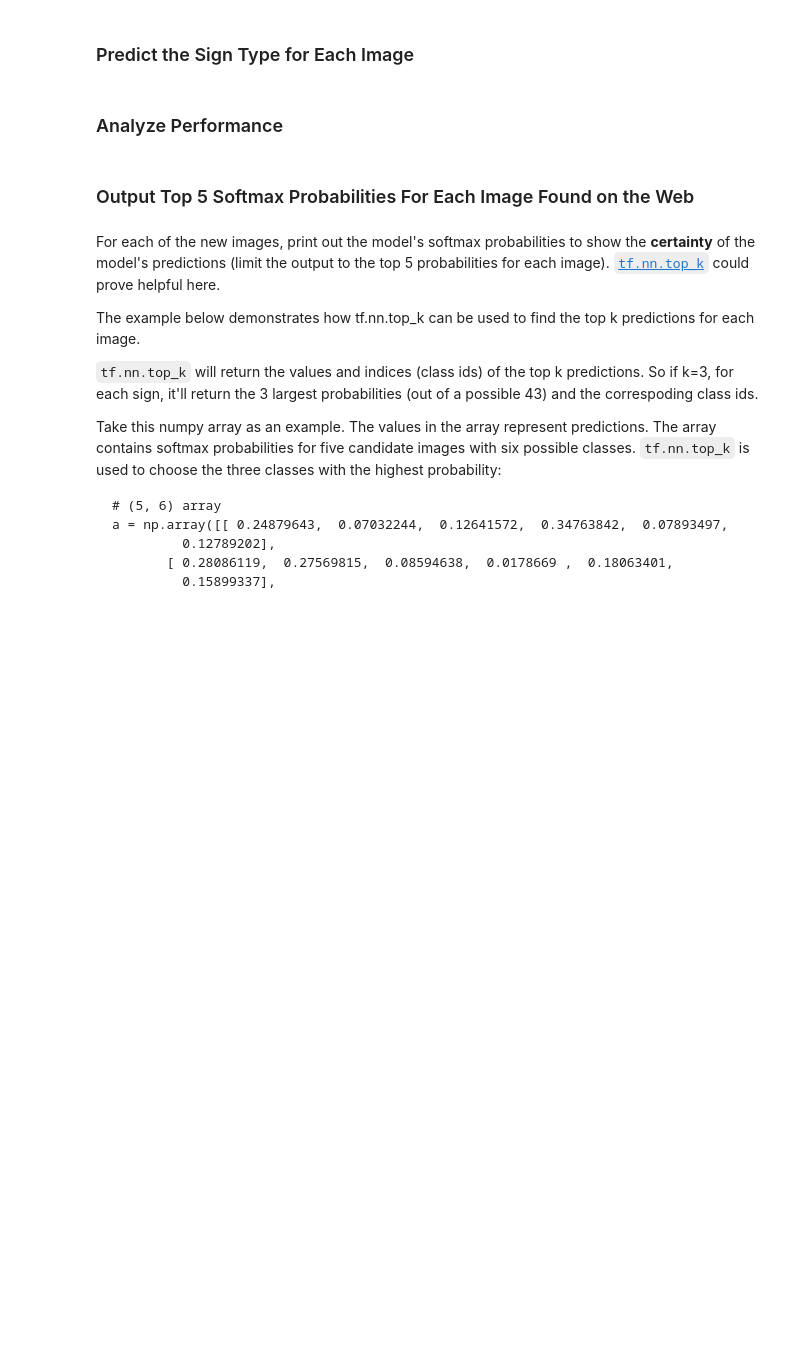
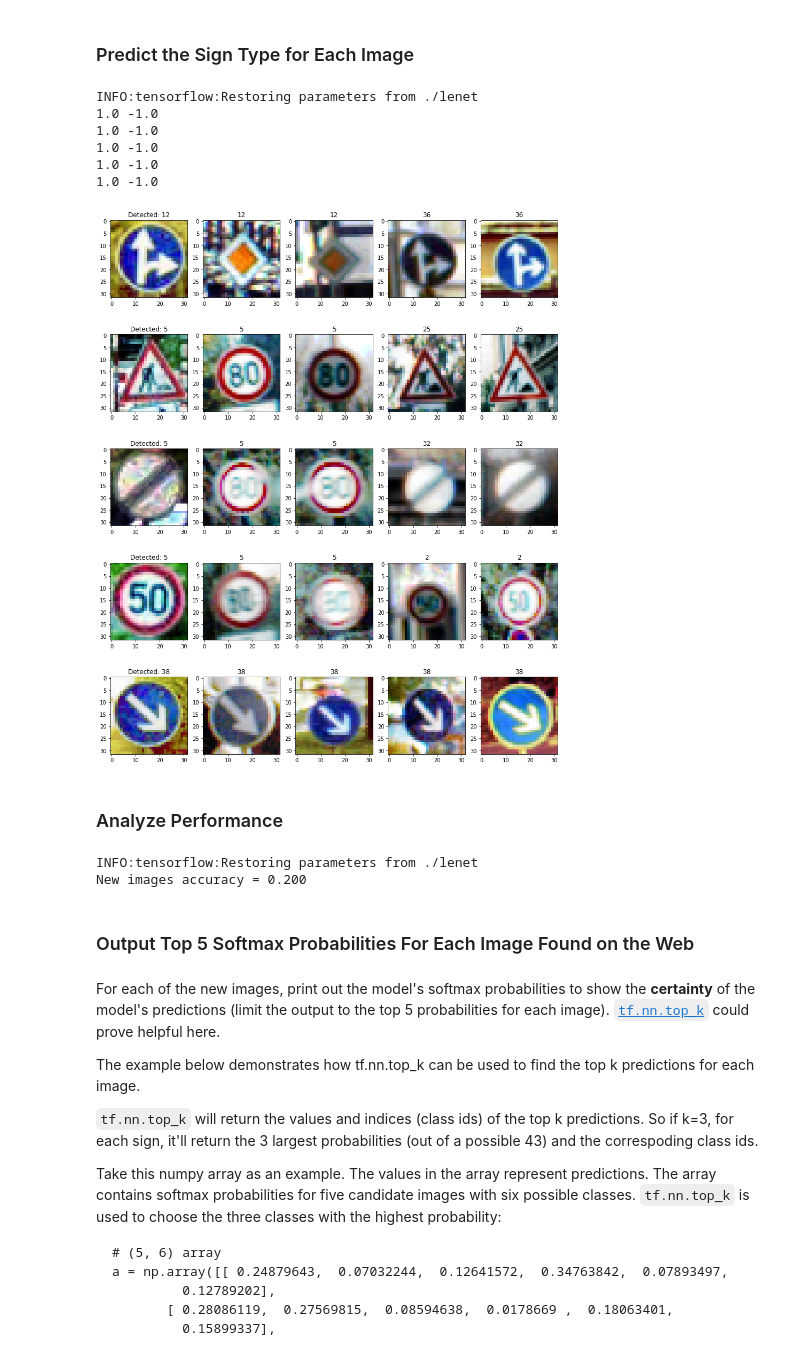
Before and after one commit to amedveczki/CarND-Traffic-Sign-Classifier-Project, a Jupyter notebook: Traffic_Sign_Classifier.ipynb, the cells around one changed output. Saved outputs shown, nothing was run; the diff lists cells and outputs as text; code cells hidden in the pictures; blank space fills up the shorter version.

```diff
--- a/Traffic_Sign_Classifier.ipynb
+++ b/Traffic_Sign_Classifier.ipynb
@@ -349,2 +418,63 @@ You may find `signnames.csv` useful as it contains mappings from the class id (i
+# %%
+saver = tf.train.Saver()
+
+# Save examples for debugging
+label_indices = { x : [] for x in range(n_classes)}
+for i in range(len(train['labels'])):
+    label_indices[train['labels'][i]].append(i)
+
+for i in range(n_classes):
+    #print("for idx %d number of images: %d" % (i, len(label_indices[i])))
+    continue # ... only for debug
+    fig = plt.figure(figsize = (15, 15))
+
+    for j in range(4):
+        fig.add_subplot(1, 5, j+2).set_title(i)
+        print(train['labels'][i])
+        plt.imshow(denormalize(train['features'][label_indices[i][random.randint(0, len(label_indices[i]))]]))
+
+    plt.show()
+
+with tf.Session() as sess:
+    saver.restore(sess, "./lenet")
+
+    fig = plt.figure(figsize = (15, 19))
+    rows = len(new_images)
+    cols = 5 # x and 2-2 examples from training with the matched and real images
+    # Normalize images
+    for i in range(len(new_images)):
+        print(np.max(new_images[i]), np.min(new_images[i]))
+        result = sess.run(tf.argmax(logits, 1), feed_dict = { x : [new_images[i]], keep_prob:1})
+        fig.add_subplot(rows, cols, i*cols + 1).set_title("Detected: %d" % result)
+        plt.imshow(denormalize(new_images[i]))
+
+        # show 2 examples which match the detected
+        result = result[0]
+        idx = label_indices[result][random.randint(0, len(label_indices[result])-1)]
+        fig.add_subplot(rows, cols, i*cols + 2).set_title(result)
+        plt.imshow(denormalize(train['features'][idx]))
+
+        idx = label_indices[result][random.randint(0, len(label_indices[result])-1)]
+        fig.add_subplot(rows, cols, i*cols + 3).set_title(result)
+        plt.imshow(denormalize(train['features'][idx]))
+
+        # show 2 examples with the real one
+        idx = label_indices[new_y[i]][random.randint(0, len(label_indices[new_y[i]])-1)]
+        fig.add_subplot(rows, cols, i*cols + 4).set_title(new_y[i])
+        plt.imshow(denormalize(train['features'][idx]))
+
+        idx = label_indices[new_y[i]][random.randint(0, len(label_indices[new_y[i]])-1)]
+        fig.add_subplot(rows, cols, i*cols + 5).set_title(new_y[i])
+        plt.imshow(denormalize(train['features'][idx]))
+
+    plt.show()
+# %% [output]
+INFO:tensorflow:Restoring parameters from ./lenet
+1.0 -1.0
+1.0 -1.0
+1.0 -1.0
+1.0 -1.0
+1.0 -1.0
+[figure, added]
 # %% [markdown]
 ### Analyze Performance
@@ -354,3 +481,14 @@ You may find `signnames.csv` useful as it contains mappings from the class id (i
+# %%
+saver = tf.train.Saver()
+
+with tf.Session() as sess:
+    saver.restore(sess, "./lenet")
+
+    test_accuracy = evaluate(new_images, new_y)
+    print("New images accuracy = {:.3f}".format(test_accuracy))
+# %% [output]
+INFO:tensorflow:Restoring parameters from ./lenet
+New images accuracy = 0.200
 # %% [markdown]
 ### Output Top 5 Softmax Probabilities For Each Image Found on the Web
 # %% [markdown]
```
Also changed, not shown: parts of 13 cells of this notebook.
